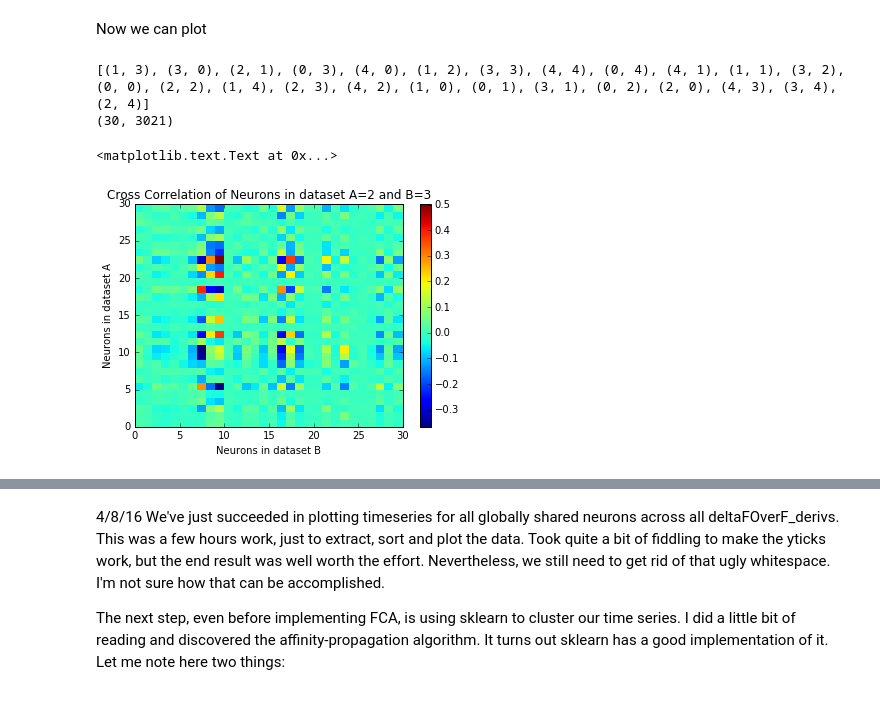
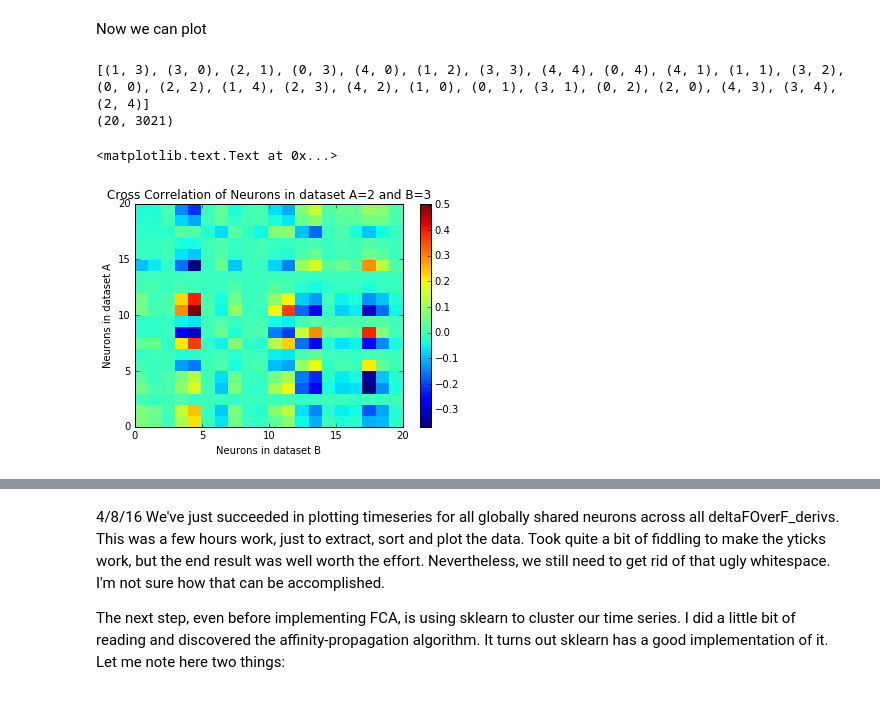
Before and after one commit to openworm/neuronal-analysis, a Jupyter notebook: notebooks/Katodata.ipynb, the cells around one changed output, grey strips where cells are left out. Drawn from its saved outputs; the diff is of its cells as text; code cells hidden in the pictures.

```diff
--- a/notebooks/Katodata.ipynb
+++ b/notebooks/Katodata.ipynb
@@ -18,7 +16,7 @@ nname_to_index = [{wormData[i]['NeuronIds'][0][j]:j
                   for i in range(5)]
 
 neurons = [ set(filter(lambda x: x!=None, wormData[i]['NeuronIds'][0].values)) for i in range(5) ]
-all_shared_neurons = set.intersection(*neurons)
+all_shared_neurons = sorted(set.intersection(*neurons))
 
 # Let's compute shared neurons in the dataset
 from itertools import combinations
@@ -41,29 +39,18 @@ def crosscorrelate(a,b):
   return np.dot(a, b.T)
 
 def assemble_indexes_for(i, neurons):
-    indexes_a = [v for k,v in nname_to_index[i].iteritems() if k in neurons]
+    indexes_a = [nname_to_index[i][k] for k in neurons]
     return indexes_a
 
-def global_similars(i,j):
-    """
-    Returns a two-tuple containing the indexes in datasets i and j
-    respectively of the neurons shared amongst the entire dataset.
-    """
-
-    indexes_a = assemble_indexes_for(i, all_shared_neurons)
-    indexes_b = assemble_indexes_for(j,all_shared_neurons)
-    return sorted(indexes_a), sorted(indexes_b)
-
-
-def local_similars(i,j):
+def get_similars(i,j, get_neurons):
     """
     Returns a two-tuple containing the indexes in datasets i and j
     respectively of the neurons shared amongst datasets i and j.
     """
-    neurons = similars[(i,j)]
+    neurons = get_neurons(i,j)
     indexes_a = assemble_indexes_for(i, neurons)
     indexes_b = assemble_indexes_for(j,neurons)
-    return sorted(indexes_a), sorted(indexes_b)
+    return indexes_a, indexes_b
 
 def assemble_shared(i,j, dataset_name, indi, indj):
     """
@@ -88,12 +75,16 @@ def prune(a,b):
 def correlator_data_gen(i,j, dataset_name, fetch_shared_ns):
     # We need to prune off the end of the larger dataset so they
     # both are of the same length to make cross correlation possible
+
+    ninds = get_similars(i,j, fetch_shared_ns)
+
+#     print "Len nnames: " + str(len(fetch_shared_ns(i,j)))
     matri, matrj = prune(
         # Assemble the datasets for neurons shared
         *assemble_shared(i,j,
             dataset_name,
             # Fetch shared neurons using abstract metric function
-            *fetch_shared_ns(i,j)
+            *ninds
 
     ))
 
@@ -101,7 +92,7 @@ def correlator_data_gen(i,j, dataset_name, fetch_shared_ns):
 
 
 def timeseries_on(dataset):
-    neurons = sorted(all_shared_neurons)
+    neurons = all_shared_neurons
     shared = []
     for i in range(len(wormData.T)):
         neuron_indexes = [nname_to_index[i][k] for k in neurons]
@@ -111,20 +102,20 @@ def timeseries_on(dataset):
 Now we can plot
 # %%
 print similars.keys()
-a,b = correlator_data_gen(2,3, 'deltaFOverF_deriv',local_similars)
+a,b = correlator_data_gen(2,3, 'deltaFOverF_deriv',lambda i,j: all_shared_neurons)
 
 print a.shape
 
 %matplotlib inline
 import matplotlib.pyplot as plt
 cc = crosscorrelate(a,b)
 plt.pcolormesh(cc)
 plt.colorbar()
 plt.title('Cross Correlation of Neurons in dataset A=2 and B=3')
 plt.ylabel('Neurons in dataset A')
 plt.xlabel('Neurons in dataset B')
 # %% [output]
 [(1, 3), (3, 0), (2, 1), (0, 3), (4, 0), (1, 2), (3, 3), (4, 4), (0, 4), (4, 1), (1, 1), (3, 2), (0, 0), (2, 2), (1, 4), (2, 3), (4, 2), (1, 0), (0, 1), (3, 1), (0, 2), (2, 0), (4, 3), (3, 4), (2, 4)]
-(30, 3021)
+(20, 3021)
 <matplotlib.text.Text at 0x...>
-[figure, old version]
+[figure, new version]
```
Also changed, not shown: parts of 8 cells of this notebook, 3 other files.
